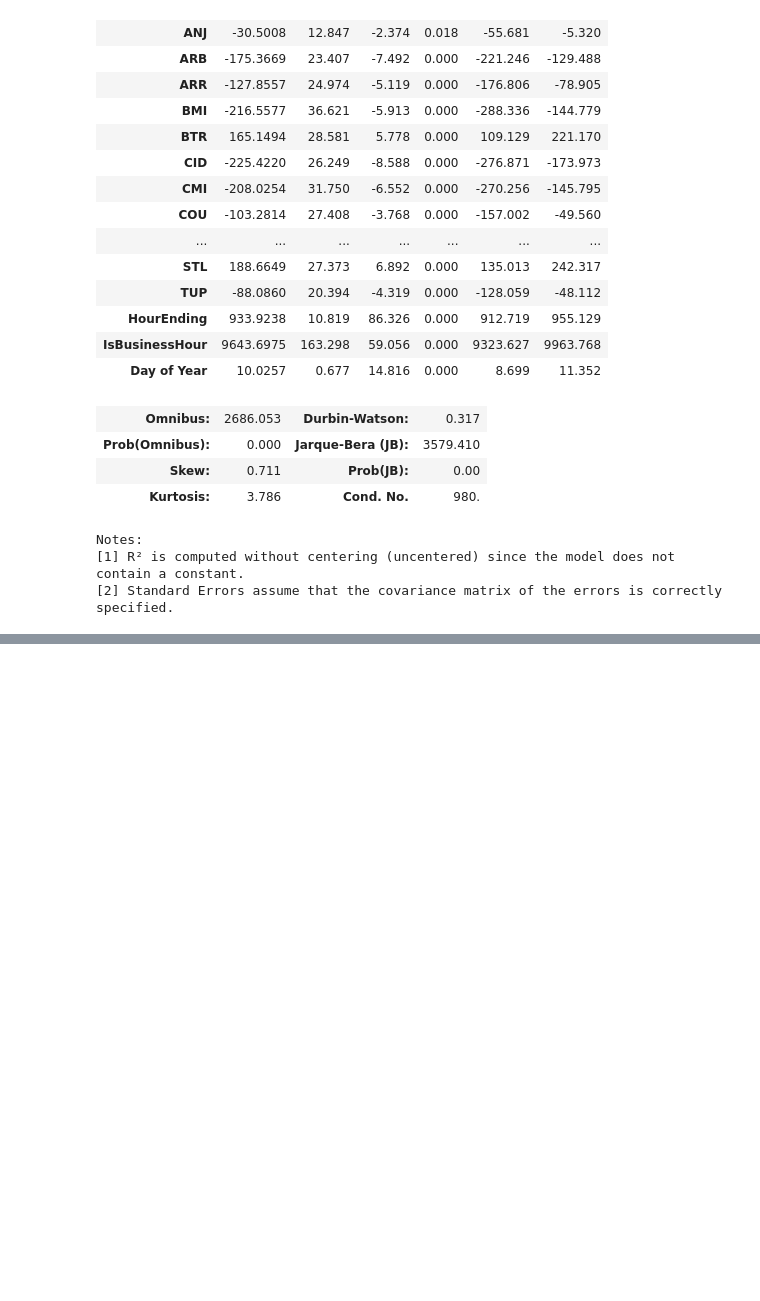
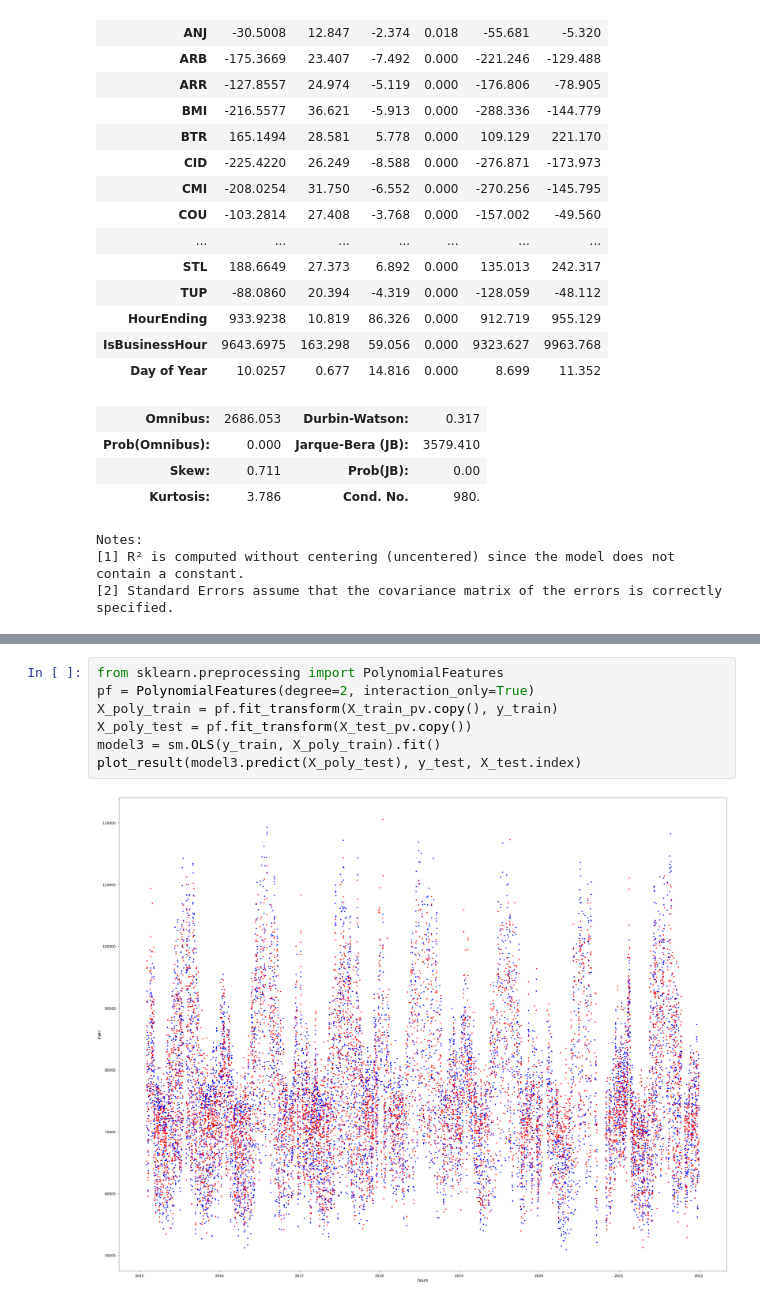
Before and after one commit to caindy/mml, a Jupyter notebook: linear_model/training.ipynb, the cells around one changed output, grey strips where cells are left out. Saved outputs shown, nothing was run; the diff lists cells and outputs as text; blank space fills up the shorter version.

```diff
--- a/linear_model/training.ipynb
+++ b/linear_model/training.ipynb
@@ -126,0 +132,9 @@ Notes:
+# %%
+from sklearn.preprocessing import PolynomialFeatures
+pf = PolynomialFeatures(degree=2, interaction_only=True)
+X_poly_train = pf.fit_transform(X_train_pv.copy(), y_train)
+X_poly_test = pf.fit_transform(X_test_pv.copy())
+model3 = sm.OLS(y_train, X_poly_train).fit()
+plot_result(model3.predict(X_poly_test), y_test, X_test.index)
+# %% [output]
+[figure, added]
```
Also changed, not shown: parts of 2 cells of this notebook.
